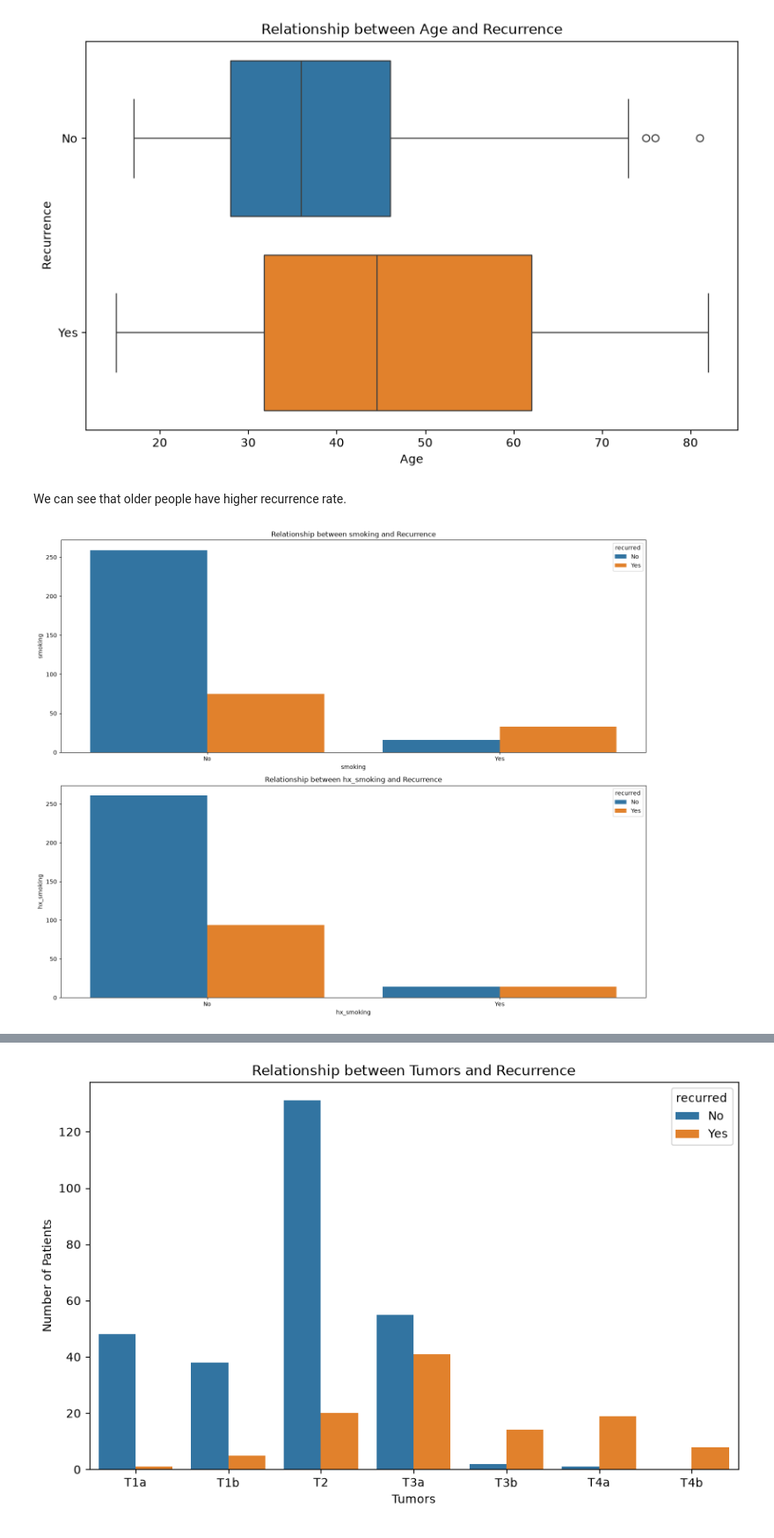
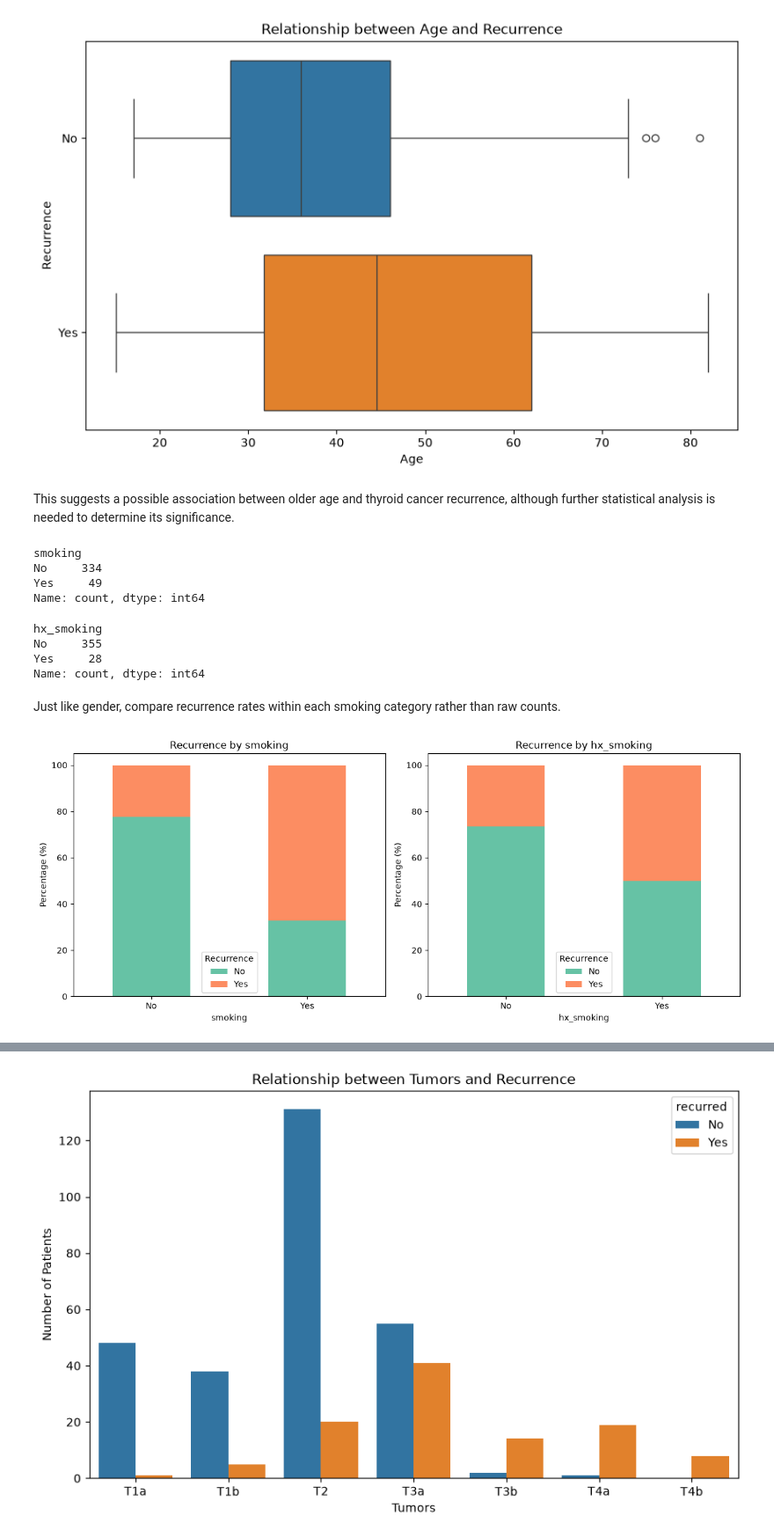
Before and after one commit to TravisArnt/thyroid-recurrence-prediction, a Jupyter notebook: notebooks/01_eda.ipynb, the cells around one changed output, grey strips where cells are left out. Shown at 88% size. Saved outputs shown, nothing was run; the diff lists cells and outputs as text; code cells hidden in the pictures.

```diff
--- a/notebooks/01_eda.ipynb
+++ b/notebooks/01_eda.ipynb
@@ -190,17 +233,47 @@ plt.show()
 # %% [output]
 [figure]
 # %% [markdown]
-We can see that older people have higher recurrence rate.
+This suggests a possible association between older age and thyroid cancer recurrence, although further statistical analysis is needed to determine its significance.
+# %%
+df['smoking'].value_counts()
+# %% [output]
+smoking
+No     334
+Yes     49
+Name: count, dtype: int64
+# %%
+df['hx_smoking'].value_counts()
+# %% [output]
+hx_smoking
+No     355
+Yes     28
+Name: count, dtype: int64
+# %% [markdown]
+Just like gender, compare recurrence rates within each smoking category rather than raw counts.
 # %%
-demographic_cols = ['smoking','hx_smoking']
-fig,axes= plt.subplots(figsize=(15,12),nrows=2,ncols=1)
-axes = axes.flatten()
-for index,col in enumerate(demographic_cols):
-    sns.countplot(data=df,x=col,hue='recurred',ax=axes[index])
-    axes[index].set_title(f'Relationship between {col} and Recurrence')
-    axes[index].set_xlabel(col)
-    axes[index].set_ylabel(col)
+fig, axes = plt.subplots(1, 2, figsize=(12, 5))
+
+for ax, col in zip(axes, ['smoking', 'hx_smoking']):
+    pct = pd.crosstab(
+        df[col],
+        df['recurred'],
+        normalize='index'
+    ) * 100
+
+    pct.plot(
+        kind='bar',
+        stacked=True,
+        ax=ax,
+        color=['#66c2a5', '#fc8d62']
+    )
+
+    ax.set_title(f'Recurrence by {col}')
+    ax.set_xlabel(col)
+    ax.set_ylabel('Percentage (%)')
+    ax.tick_params(axis='x', rotation=0)
+    ax.legend(title='Recurrence')
+
 plt.tight_layout()
 plt.show()
 # %% [output]
-[figure, old version]
+[figure, new version]
```
Also changed, not shown: parts of 15 cells of this notebook.
